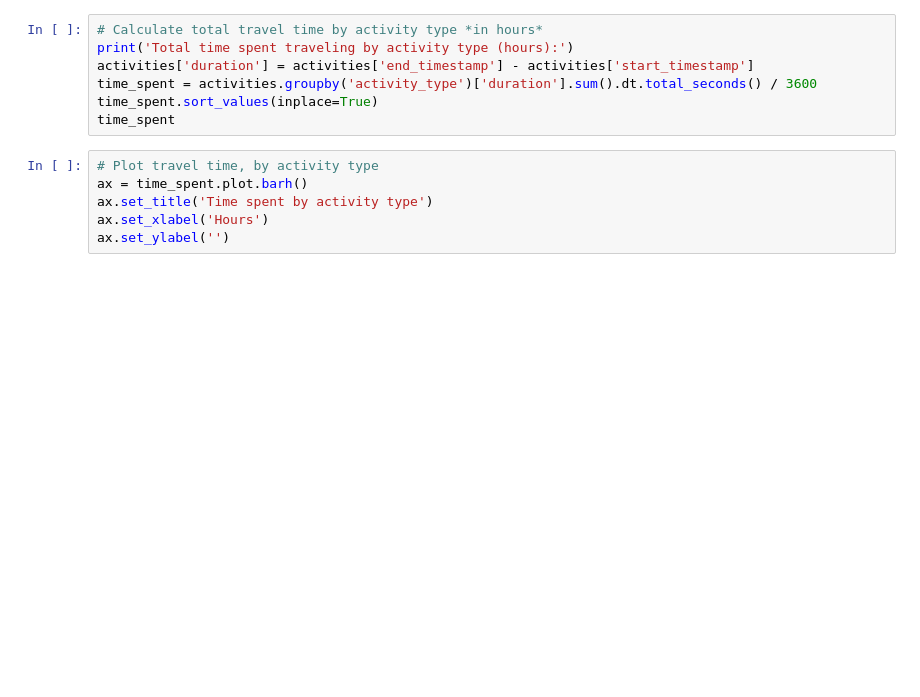
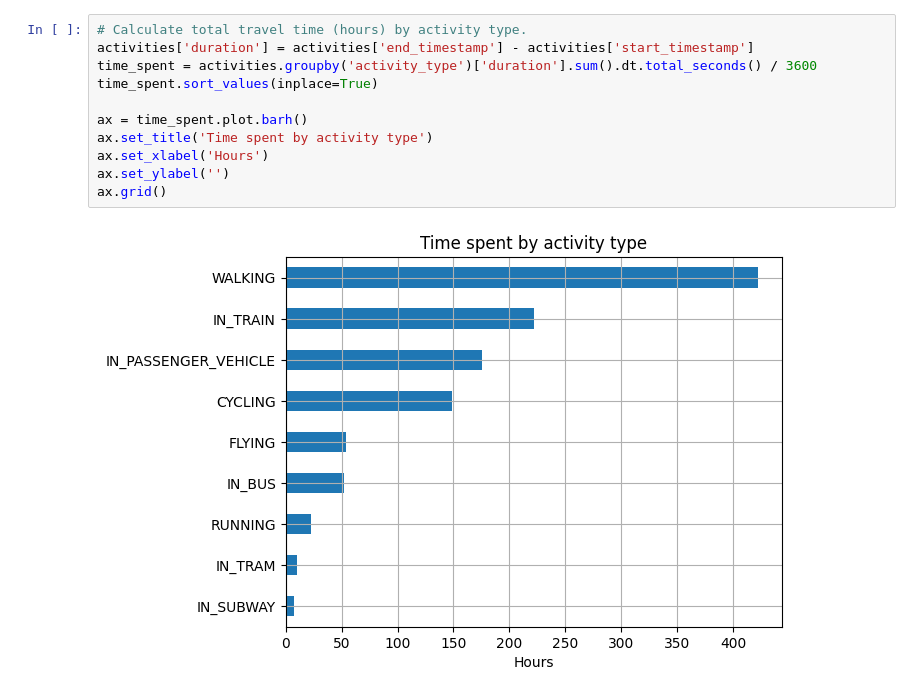
Before and after one commit to Stefan4472/google-location-history-analysis, a Jupyter notebook: analyze_activities.ipynb, the cells around one changed output. Saved outputs shown, nothing was run; the diff lists cells and outputs as text; blank space fills up the shorter version.

```diff
--- a/analyze_activities.ipynb
+++ b/analyze_activities.ipynb
@@ -49,13 +85,13 @@ ax.set_ylabel('')
 # %%
-# Calculate total travel time by activity type *in hours*
-print('Total time spent traveling by activity type (hours):')
+# Calculate total travel time (hours) by activity type.
 activities['duration'] = activities['end_timestamp'] - activities['start_timestamp']
 time_spent = activities.groupby('activity_type')['duration'].sum().dt.total_seconds() / 3600
 time_spent.sort_values(inplace=True)
-time_spent
+
+ax = time_spent.plot.barh()
+ax.set_title('Time spent by activity type')
+ax.set_xlabel('Hours')
+ax.set_ylabel('')
+ax.grid()
+# %% [output]
+[figure, added]
-# %%
-# Plot travel time, by activity type
-ax = time_spent.plot.barh()
-ax.set_title('Time spent by activity type')
-ax.set_xlabel('Hours')
-ax.set_ylabel('')
```
Also changed, not shown: parts of 10 cells of this notebook, 5 other files.
